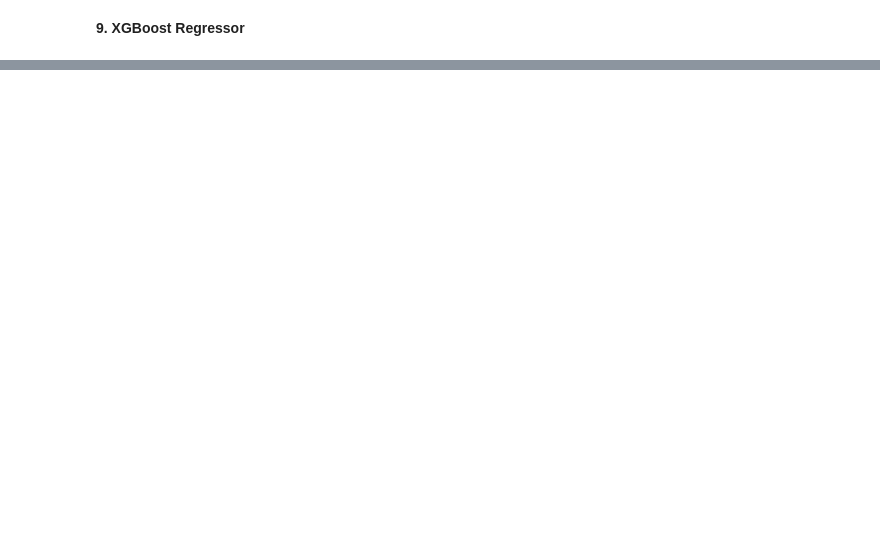
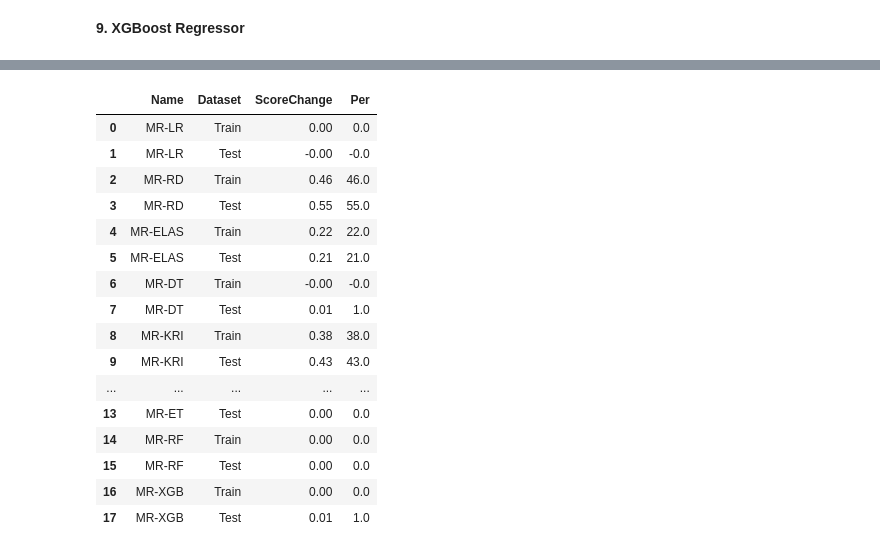
Before and after one commit to maniatisni/DSML-Machine-Learning-Project, a Jupyter notebook: 1st Part (Dataset B).ipynb, the cells around one changed output, grey strips where cells are left out. Cells and saved outputs as stored; diff of their text form; code cells hidden in the pictures; blank space fills up the shorter version.

```diff
--- a/1st Part (Dataset B).ipynb
+++ b/1st Part (Dataset B).ipynb
@@ -478,2 +549,11 @@ Test set: RF*: 0.950484 (0.008657)
 # %% [markdown]
 **9. XGBoost Regressor**
+# %%
+XG_ = GridSearchCV(MultiOutputRegressor(XGBRegressor(random_state=75)),param_grid  = {'estimator__booster':['gbtree','dart'],
+                                                            'estimator__min_child_weight':[1,5],
+                                                            'estimator__gamma':[0,1,2,3,4],
+                                                            'estimator__subsample':[0.5,1],
+                                                            'estimator__max_depth': [5,6,7],
+                                                             'estimator__n_estimators':[100,500,1000]},
+                                                            cv=KFold(n_splits=2,shuffle=True,random_state = 75),n_jobs=-1,verbose=2)
+XG_.fit(X_train,y_train)
@@ -479,0 +649,2 @@ Test set: RF*: 0.950484 (0.008657)
+# %%
+models_opt.append(('XGB*',XG_opt))
@@ -479,0 +653,27 @@ Test set: RF*: 0.950484 (0.008657)
+# %%
+def compare_models_final(trainX,trainY,testX,testY,models,modelsopt,tempdf):
+    print('\nCompare Multiple Regressors:')
+    print('\nK-Fold Cross-Validation Accuracy:\n')
+
+#     tempdf = pd.DataFrame(columns=['Name','Dataset','Score','St.Dev'])
+    for model, modelopt in zip(models,modelsopt):
+        modelopt[1].fit(trainX,trainY)
+        kfold = KFold(n_splits=2,shuffle=True,random_state = 75)
+        train_accuracy_results = cross_val_score(modelopt[1], trainX,trainY, cv=kfold)
+        test_accuracy_results = cross_val_score(modelopt[1],testX,testY,cv=kfold)
+        tempdf = tempdf.append({'Name':model[0],'Dataset':'Train-opt','Score':train_accuracy_results.mean(),
+                               'St.Dev':train_accuracy_results.std()},ignore_index=True)
+        tempdf = tempdf.append({'Name':model[0],'Dataset':'Test-opt','Score':test_accuracy_results.mean(),
+                               'St.Dev':test_accuracy_results.std()},ignore_index=True)
+    tempdf['Percent Score(%)'] = 100*tempdf['Score']
+    print('Models with default hyperparameters:')
+    print(tempdf.loc[:17,:])
+    print('Models after hyperparameter optimization:')
+    print(tempdf.loc[18:,:])
+    g = sns.catplot(x = 'Name', y='Percent Score(%)',hue = 'Dataset',data=tempdf, kind='bar',height=8.27, aspect=11.7/8.27)
+    g.set_xticklabels(rotation=30)
+    g.set(yticks=np.arange(-10,110,10))
+    return tempdf,plt.show()
+# %%
+%%time
+final_df,_ = compare_models_final(X_train,y_train,X_test,y_test,models,models_opt,models_df)
@@ -479,0 +700,24 @@ Test set: RF*: 0.950484 (0.008657)
+# %%
+change = pd.DataFrame(columns=['Name','Dataset','ScoreChange'])
+for i in range(0,18):
+    change = change.append({'Name':final_df.Name[i],'Dataset':final_df.Dataset[i],'ScoreChange':round(final_df.Score[i+18]-final_df.Score[i],2)},ignore_index=True)
+change['Per'] = 100*change['ScoreChange']
+change
+# %% [output]
+|  | Name | Dataset | ScoreChange | Per |
+| 0 | MR-LR | Train | 0.00 | 0.0 |
+| 1 | MR-LR | Test | -0.00 | -0.0 |
+| 2 | MR-RD | Train | 0.46 | 46.0 |
+| 3 | MR-RD | Test | 0.55 | 55.0 |
+| 4 | MR-ELAS | Train | 0.22 | 22.0 |
+| 5 | MR-ELAS | Test | 0.21 | 21.0 |
+| 6 | MR-DT | Train | -0.00 | -0.0 |
+| 7 | MR-DT | Test | 0.01 | 1.0 |
+| 8 | MR-KRI | Train | 0.38 | 38.0 |
+| 9 | MR-KRI | Test | 0.43 | 43.0 |
+| ... | ... | ... | ... | ... |
+| 13 | MR-ET | Test | 0.00 | 0.0 |
+| 14 | MR-RF | Train | 0.00 | 0.0 |
+| 15 | MR-RF | Test | 0.00 | 0.0 |
+| 16 | MR-XGB | Train | 0.00 | 0.0 |
+| 17 | MR-XGB | Test | 0.01 | 1.0 |
```
Also changed, not shown: parts of 73 cells of this notebook, 1 other file.
